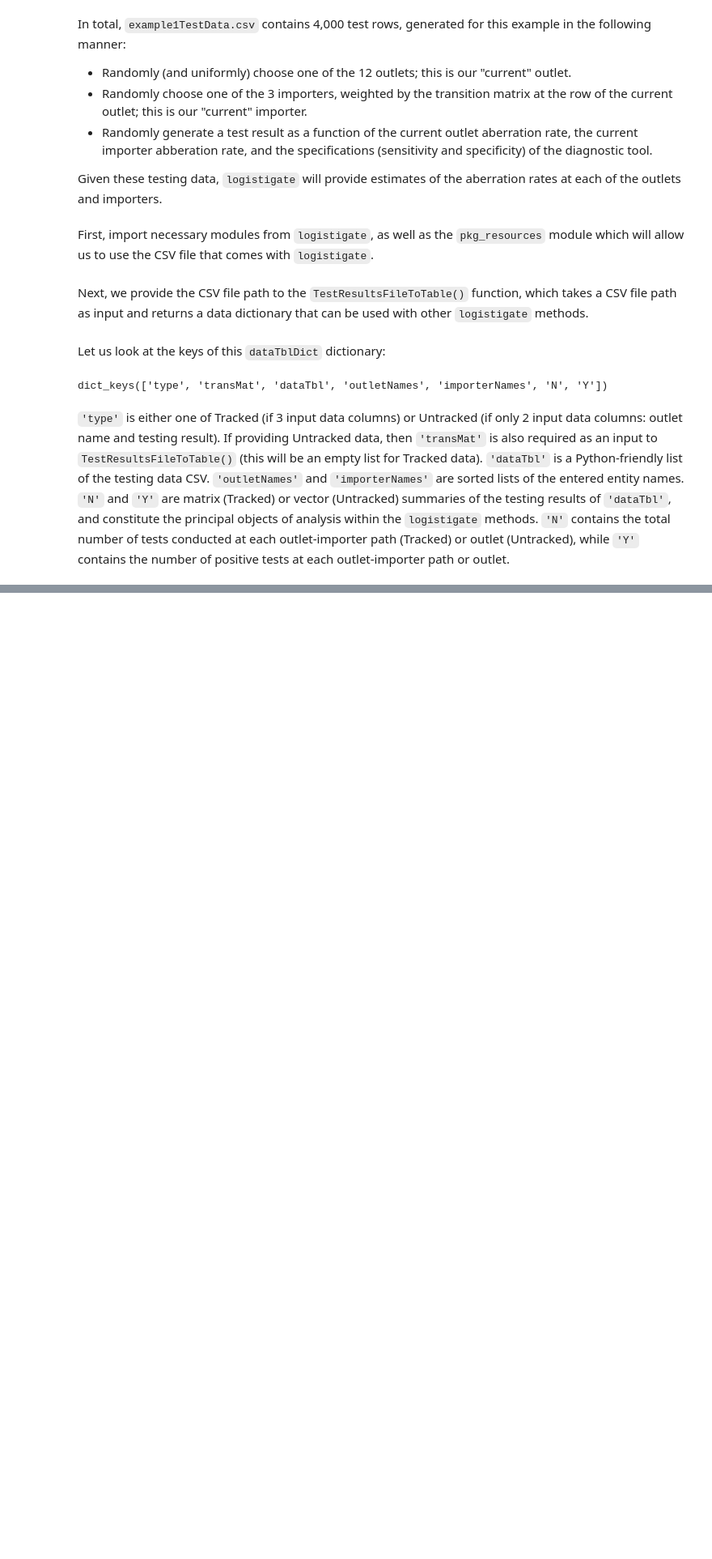
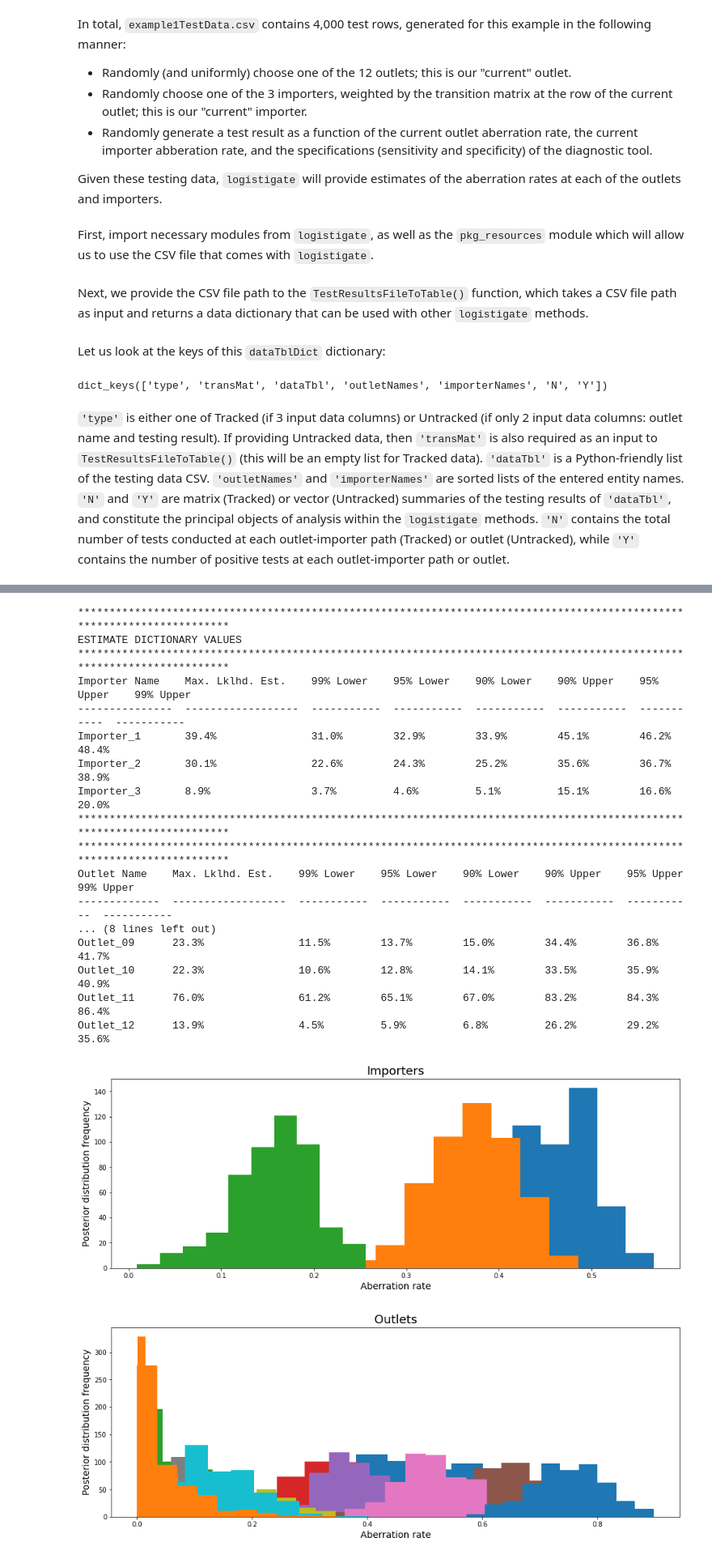
Before and after one commit to eugenewickett/logistigate, a Jupyter notebook: examples/examples.ipynb, the cells around one changed output, grey strips where cells are left out. Shown at 81% size. Cells and saved outputs as stored; diff of their text form; code cells hidden in the pictures; blank space fills up the shorter version.

```diff
--- a/examples/examples.ipynb
+++ b/examples/examples.ipynb
@@ -108,0 +191,27 @@ dataTblDict.update({'diagSens':0.90, 'diagSpec':0.99, 'numPostSamples':500, 'pri
+# %%
+csv1cPath = pkg_resources.resource_filename('logistigate','data/example1cTestData.csv')
+dataTblDict = util.TestResultsFileToTable(csv1cPath)
+dataTblDict.update({'diagSens':0.70, 'diagSpec':0.90, 'numPostSamples':500, 'prior':methods.prior_normal()})
+logistigateDict = lg.runLogistigate(dataTblDict)
+util.printEstimates(logistigateDict)
+util.plotPostSamples(logistigateDict)
+# %% [output]
+************************************************************************************************************************
+ESTIMATE DICTIONARY VALUES
+************************************************************************************************************************
+Importer Name    Max. Lklhd. Est.    99% Lower    95% Lower    90% Lower    90% Upper    95% Upper    99% Upper
+---------------  ------------------  -----------  -----------  -----------  -----------  -----------  -----------
+Importer_1       39.4%               31.0%        32.9%        33.9%        45.1%        46.2%        48.4%
+Importer_2       30.1%               22.6%        24.3%        25.2%        35.6%        36.7%        38.9%
+Importer_3       8.9%                3.7%         4.6%         5.1%         15.1%        16.6%        20.0%
+************************************************************************************************************************
+************************************************************************************************************************
+Outlet Name    Max. Lklhd. Est.    99% Lower    95% Lower    90% Lower    90% Upper    95% Upper    99% Upper
+-------------  ------------------  -----------  -----------  -----------  -----------  -----------  -----------
+... (8 lines left out)
+Outlet_09      23.3%               11.5%        13.7%        15.0%        34.4%        36.8%        41.7%
+Outlet_10      22.3%               10.6%        12.8%        14.1%        33.5%        35.9%        40.9%
+Outlet_11      76.0%               61.2%        65.1%        67.0%        83.2%        84.3%        86.4%
+Outlet_12      13.9%               4.5%         5.9%         6.8%         26.2%        29.2%        35.6%
+[figure, added]
+[figure, added]
```
Also changed, not shown: parts of 25 cells of this notebook.
